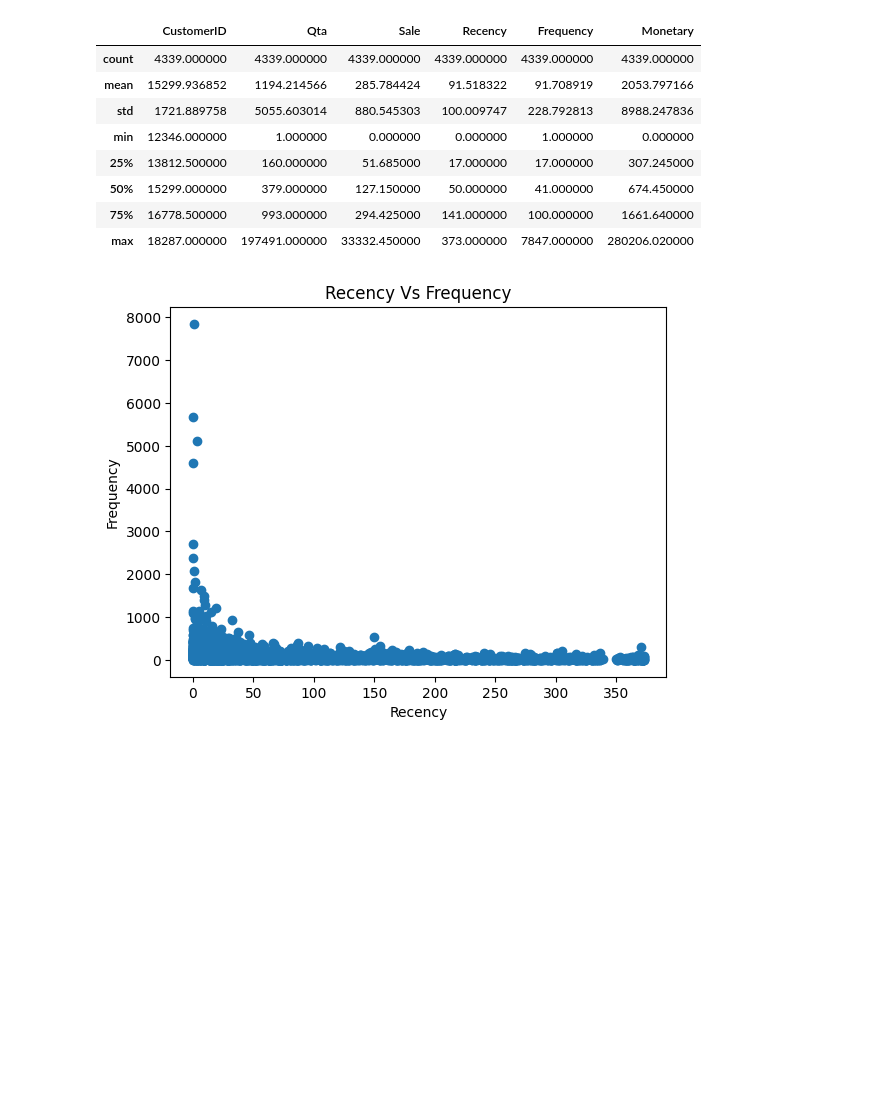
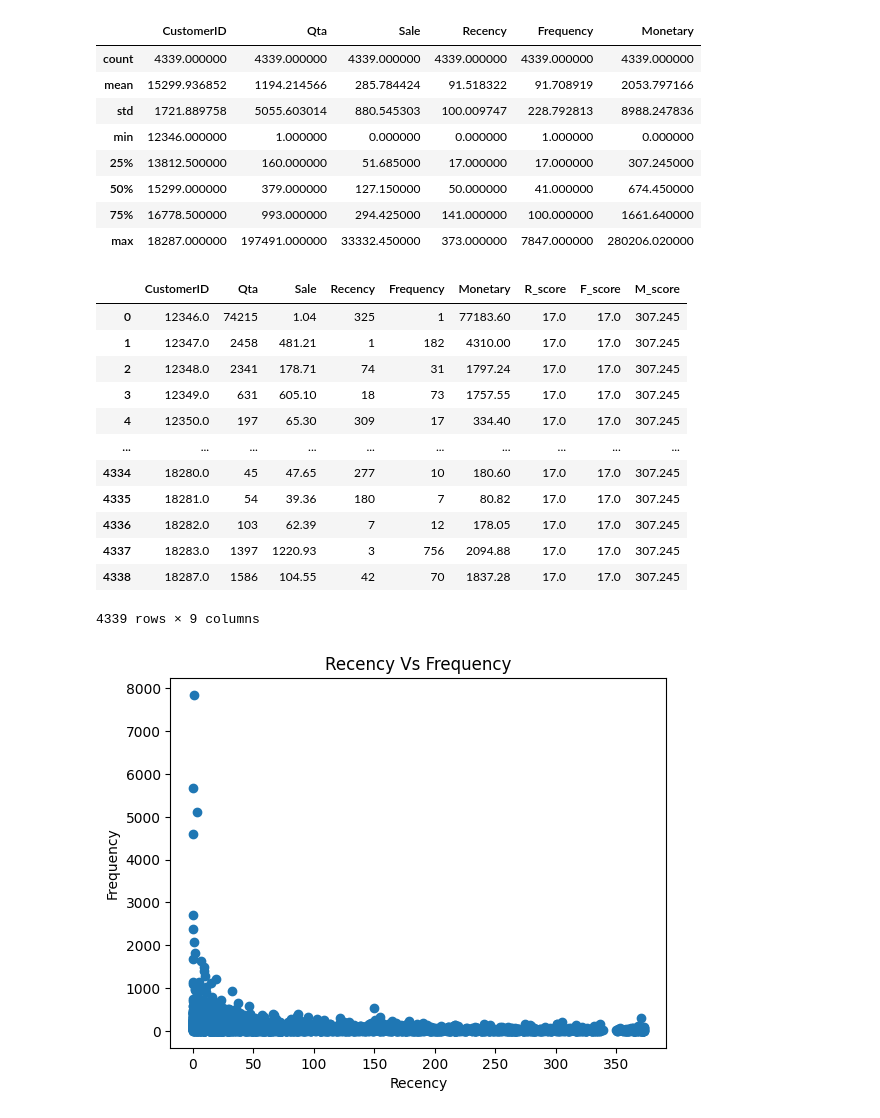
Before and after one commit to pspanji/BA--BI--DS, a Jupyter notebook: RFM_Analysis.ipynb, the cells around one changed output. Cells and saved outputs as stored; diff of their text form; code cells hidden in the pictures; blank space fills up the shorter version.

```diff
--- a/RFM_Analysis.ipynb
+++ b/RFM_Analysis.ipynb
@@ -494,6 +494,28 @@ RFM.describe()
 | 50% | 15299.000000 | 379.000000 | 127.150000 | 50.000000 | 41.000000 | 674.450000 |
 | 75% | 16778.500000 | 993.000000 | 294.425000 | 141.000000 | 100.000000 | 1661.640000 |
 | max | 18287.000000 | 197491.000000 | 33332.450000 | 373.000000 | 7847.000000 | 280206.020000 |
+# %%
+RFM['R_score'] = RFM['Recency'].quantile(0.25)
+RFM['F_score'] = RFM['Frequency'].quantile(0.25)
+RFM['M_score'] = RFM['Monetary'].quantile(0.25)
+# %%
+RFM = RFM.sort_values(['R_score', 'F_score', 'M_score'], ascending=False)
+# %%
+RFM
+# %% [output]
+|  | CustomerID | Qta | Sale | Recency | Frequency | Monetary | R_score | F_score | M_score |
+| 0 | 12346.0 | 74215 | 1.04 | 325 | 1 | 77183.60 | 17.0 | 17.0 | 307.245 |
+| 1 | 12347.0 | 2458 | 481.21 | 1 | 182 | 4310.00 | 17.0 | 17.0 | 307.245 |
+| 2 | 12348.0 | 2341 | 178.71 | 74 | 31 | 1797.24 | 17.0 | 17.0 | 307.245 |
+| 3 | 12349.0 | 631 | 605.10 | 18 | 73 | 1757.55 | 17.0 | 17.0 | 307.245 |
+| 4 | 12350.0 | 197 | 65.30 | 309 | 17 | 334.40 | 17.0 | 17.0 | 307.245 |
+| ... | ... | ... | ... | ... | ... | ... | ... | ... | ... |
+| 4334 | 18280.0 | 45 | 47.65 | 277 | 10 | 180.60 | 17.0 | 17.0 | 307.245 |
+| 4335 | 18281.0 | 54 | 39.36 | 180 | 7 | 80.82 | 17.0 | 17.0 | 307.245 |
+| 4336 | 18282.0 | 103 | 62.39 | 7 | 12 | 178.05 | 17.0 | 17.0 | 307.245 |
+| 4337 | 18283.0 | 1397 | 1220.93 | 3 | 756 | 2094.88 | 17.0 | 17.0 | 307.245 |
+| 4338 | 18287.0 | 1586 | 104.55 | 42 | 70 | 1837.28 | 17.0 | 17.0 | 307.245 |
+4339 rows × 9 columns
 # %%
 # Choose the columns for the scatter plot
 x_data = RFM['Recency']
```
Also changed, not shown: parts of 1 cell of this notebook.
